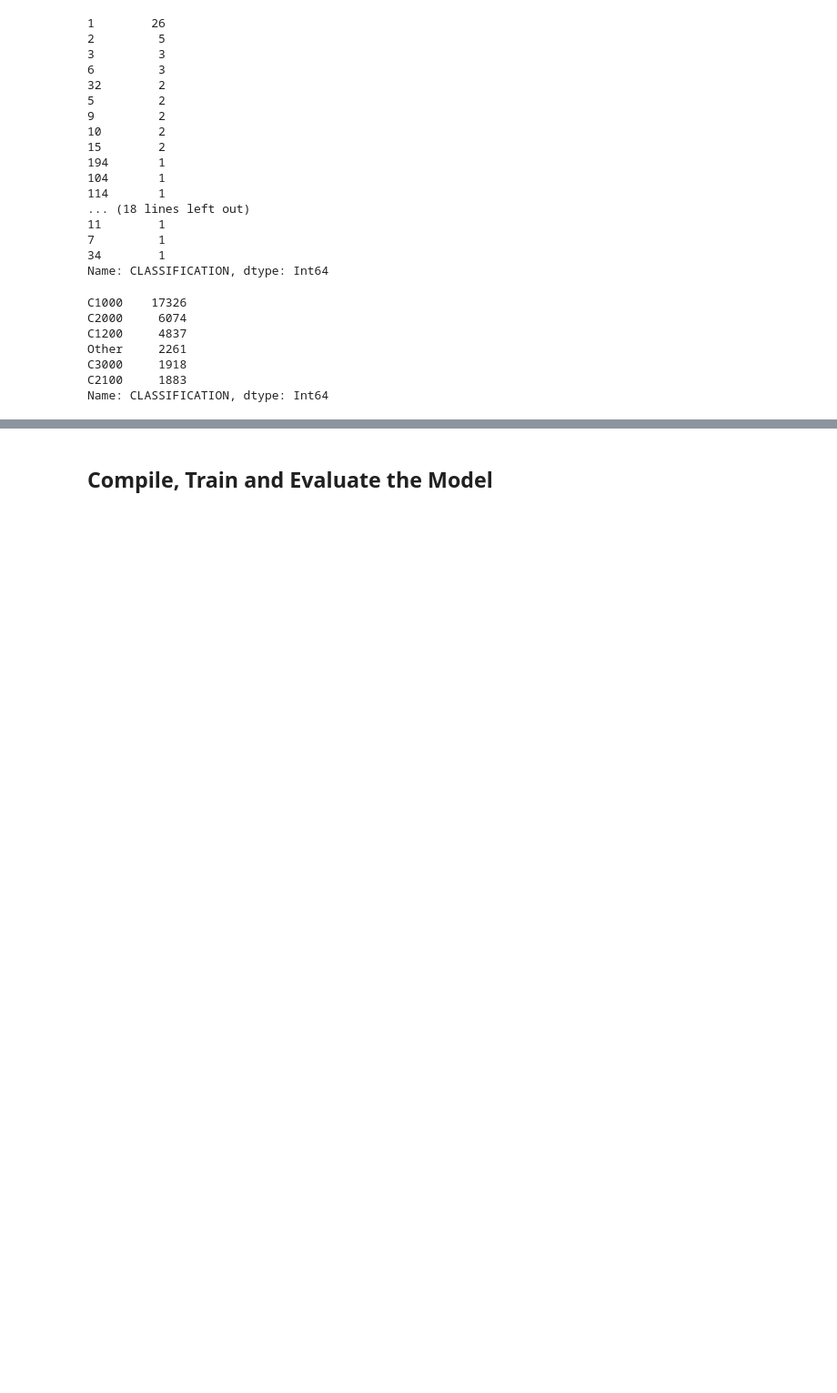
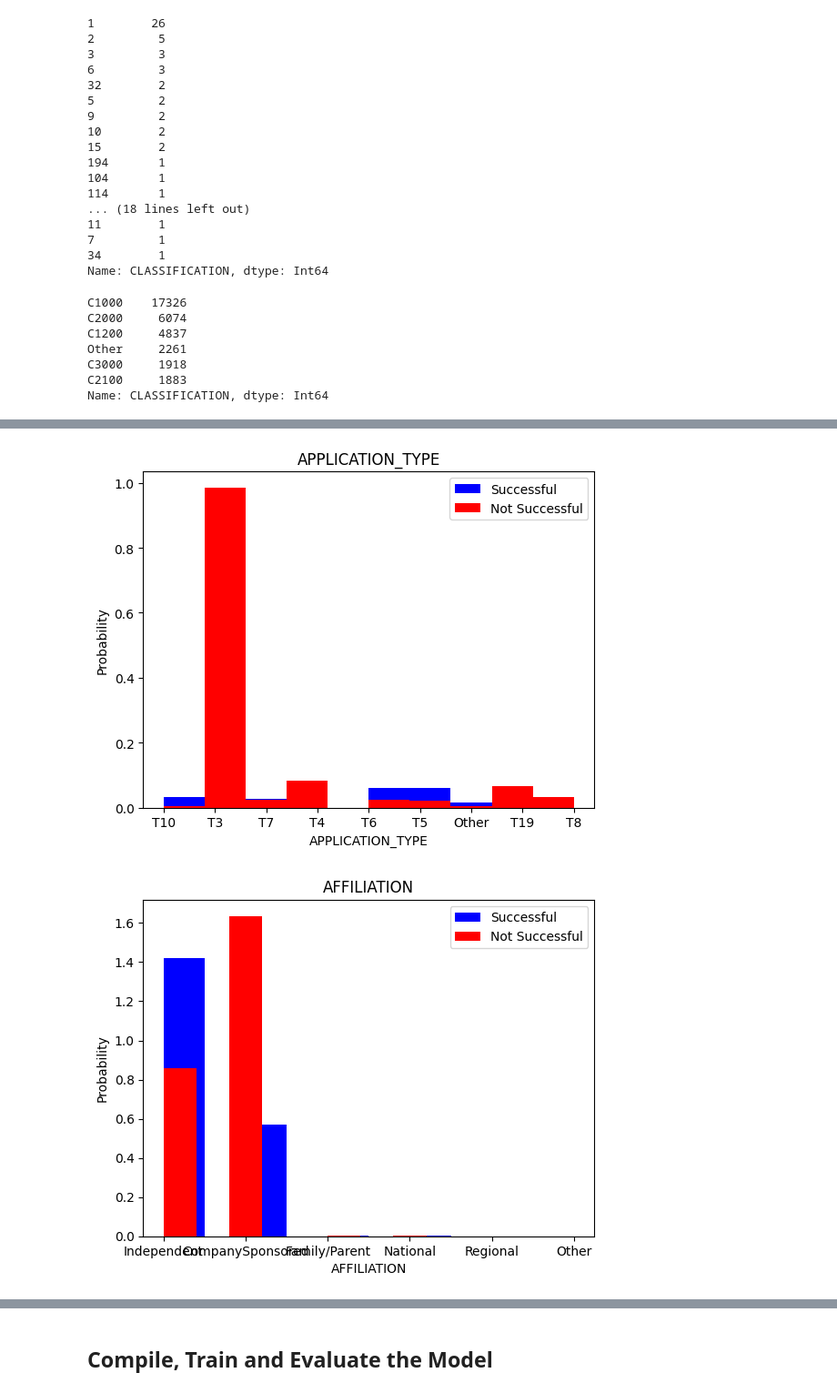
Before and after one commit to mugsiemx/deep-learning-challenge, a Jupyter notebook: Charity_Funding.ipynb, the cells around one changed output, grey strips where cells are left out. Shown at 91% size. Drawn from its saved outputs; the diff is of its cells as text; code cells hidden in the pictures; blank space fills up the shorter version.

```diff
--- a/Charity_Funding.ipynb
+++ b/Charity_Funding.ipynb
@@ -225,0 +256,16 @@ application_df
+# %%
+## graphically view the probabilities
+df = application_df.copy()
+cols = ['APPLICATION_TYPE','AFFILIATION','CLASSIFICATION','USE_CASE','ORGANIZATION']
+
+for col in cols[:-1]:
+    plt.hist(df[df['IS_SUCCESSFUL']==1][col], color='blue', label='Successful', alpha=1, density='True')
+    plt.hist(df[df['IS_SUCCESSFUL']==0][col], color='red', label='Not Successful', alpha=1, density='True')
+    plt.title(col)
+    plt.ylabel('Probability')
+    plt.xlabel(col)
+    plt.legend()
+    plt.show()
+# %% [output]
+[figure, added]
+[figure, added]
```
Also changed, not shown: parts of 28 cells of this notebook.
